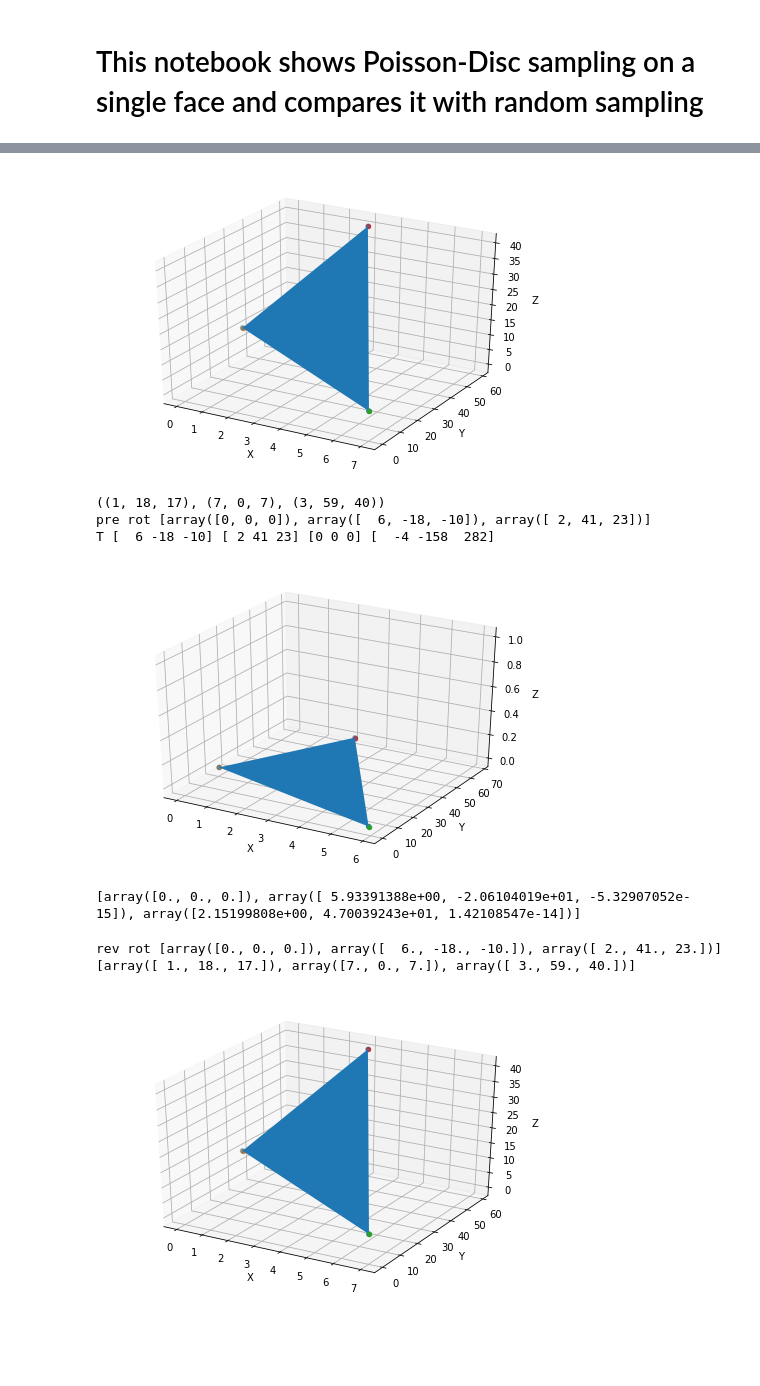
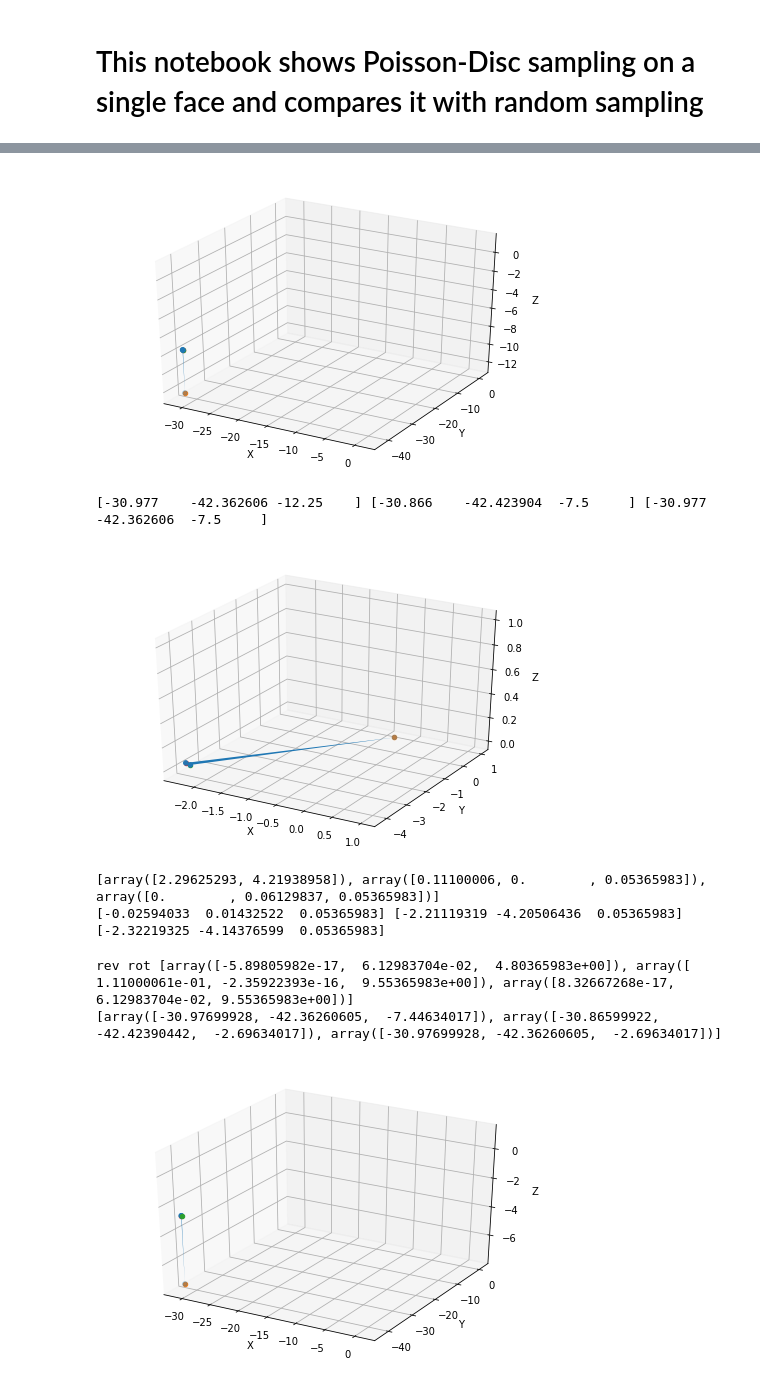
Before and after one commit to movvam/Poisson-Disc, a Jupyter notebook: Proof of Concept.ipynb, the cells around one changed output, grey strips where cells are left out. Drawn from its saved outputs; the diff is of its cells as text; code cells hidden in the pictures; blank space fills up the shorter version.

```diff
--- a/Proof of Concept.ipynb
+++ b/Proof of Concept.ipynb
@@ -328,9 +380,12 @@ plt.show()
 #testing translations back for rotation specificlaly
 from mpl_toolkits.mplot3d.art3d import Poly3DCollection
 
-v1 = (1,18,17)
-v2 = (7,0,7)
-v3 = (3,59,40)
+# v1 = (1,18,17)
+# v2 = (7,0,7)
+# v3 = (3,59,40)
+v1 = v1_xyz[77] #Choosing an arbitrary face to test on
+v2 = v2_xyz[77]
+v3 = v3_xyz[77]
 points = []
 points.append(v1)
 points.append(v2)
@@ -351,49 +406,34 @@ ax.set_xlabel('X')
 ax.set_ylabel('Y')
 ax.set_zlabel('Z')
 plt.show()
+print(v1,v2,v3)
 # %% [output]
-[figure, old version]
+[figure, new version]
+[-30.977    -42.362606 -12.25    ] [-30.866    -42.423904  -7.5     ] [-30.977    -42.362606  -7.5     ]
 # %%
-vertices = v1,v2,v3
-other_vindex = [0,2]
-if v1[0] <= v2[0]:
-    left_most = 0
-    other_vindex = [1,2]
-else:
-    left_most = 1
-if v3[0] <= vertices[left_most][0]:
-    left_most = 2
-    other_vindex = [0,1]
-
-print(vertices)
+origin_point = find_minmax(v1,v2,v3)[0:3]
 
 # Translate face such that origin_point is the origin
-translation = vertices[left_most]
-vertices = [np.subtract(p, translation) for p in vertices] # make list or dict eventually
-#print(v1,v2,v3)
-print("pre rot", vertices)
+translation = origin_point
+v1,v2,v3,origin_point = [np.subtract(p, translation) for p in (v1,v2,v3,origin_point)] # make list or dict eventually
+
 
 # rotate the face to become the xy-plane
-z_axis = (0.,0.,-1.)
-AB = np.subtract(vertices[1], (0,0,0))
-AC = np.subtract(vertices[2],vertices[left_most])
+angle = None
+z_axis = (0.,0.,1.)
+AB = np.subtract(v2,v1)
+AC = np.subtract(v3,v1)
 
-normal = np.cross(vertices[1], vertices[2])
+normal = np.cross(AB, AC)
 
-print("T",vertices[1],vertices[2], vertices[0],normal)
+
 
 rot_axis = np.cross(normal, z_axis)
 if (np.linalg.norm(rot_axis) != 0):
     # only perform the rotation if the plane was not xy to begin with!
-    angle = np.arccos(np.dot(normal,z_axis)/(np.linalg.norm(normal)))
-    angle = np.subtract(180,np.rad2deg(angle))
-    vertices = [vrotate(p, angle, rot_axis) for p in vertices] # make list or dict eventually
-
-
-v1,v2,v3 = vertices
-
-y_min = find_minmax(v1,v2,v3)[1]
-v1,v2,v3 = [np.subtract(p, (0,y_min,0)) for p in (v1,v2,v3)] # make list or dict eventually
+    angle = np.arccos(np.dot(normal,z_axis)/(np.linalg.norm(normal)*np.linalg.norm(z_axis)))
+    angle = np.rad2deg(angle)
+    v1,v2,v3 = [vrotate(p, angle, rot_axis) for p in (v1,v2,v3)] # make list or dict eventually
 
 
 fig = plt.figure()
@@ -411,40 +451,40 @@ ax.set_ylabel('Y')
 ax.set_zlabel('Z')
 plt.show()
 print(vertices)
+print(v1,v2,v3)
 # %% [output]
+[figure, new version]
-((1, 18, 17), (7, 0, 7), (3, 59, 40))
-pre rot [array([0, 0, 0]), array([  6, -18, -10]), array([ 2, 41, 23])]
-T [  6 -18 -10] [ 2 41 23] [0 0 0] [  -4 -158  282]
+[array([2.29625293, 4.21938958]), array([0.11100006, 0.        , 0.05365983]), array([0.        , 0.06129837, 0.05365983])]
+[-0.02594033  0.01432522  0.05365983] [-2.21119319 -4.20506436  0.05365983] [-2.32219325 -4.14376599  0.05365983]
-[figure, old version]
-[array([0., 0., 0.]), array([ 5.93391388e+00, -2.06104019e+01, -5.32907052e-15]), array([2.15199808e+00, 4.70039243e+01, 1.42108547e-14])]
 # %%
+v1,v2,v3 = [np.add(p, (x_min,0,0)) for p in (v1,v2,v3)] # make list or dict eventually
 v1,v2,v3 = [np.add(p, (0,y_min,0)) for p in (v1,v2,v3)] # make list or dict eventually
 vertices = v1,v2,v3
 
 if (np.linalg.norm(rot_axis) != 0):
     vertices = [vrotate(p, angle, -rot_axis) for p in vertices] # make list or dict eventually
     print("rev rot", vertices)
 vertices = [np.add(p, translation) for p in vertices] # make list or dict eventually
 #print(v1,v2,v3)
 print(vertices)
 
 
 v1,v2,v3 = vertices
 fig = plt.figure()
 ax = Axes3D(fig)
 verts = [list((v1,v2,v3))]
 # print(verts)
 ax.add_collection3d(Poly3DCollection(verts))
 ax.scatter(*zip(*(v1,v2,v3)))
 ax.scatter(*v1)
 ax.scatter(*v2)
 ax.scatter(*v3)
 
 ax.set_xlabel('X')
 ax.set_ylabel('Y')
 ax.set_zlabel('Z')
 plt.show()
 # %% [output]
-rev rot [array([0., 0., 0.]), array([  6., -18., -10.]), array([ 2., 41., 23.])]
-[array([ 1., 18., 17.]), array([7., 0., 7.]), array([ 3., 59., 40.])]
+rev rot [array([-5.89805982e-17,  6.12983704e-02,  4.80365983e+00]), array([ 1.11000061e-01, -2.35922393e-16,  9.55365983e+00]), array([8.32667268e-17, 6.12983704e-02, 9.55365983e+00])]
+[array([-30.97699928, -42.36260605,  -7.44634017]), array([-30.86599922, -42.42390442,  -2.69634017]), array([-30.97699928, -42.36260605,  -2.69634017])]
-[figure, old version]
+[figure, new version]
```
Also changed, not shown: parts of 5 cells of this notebook.
